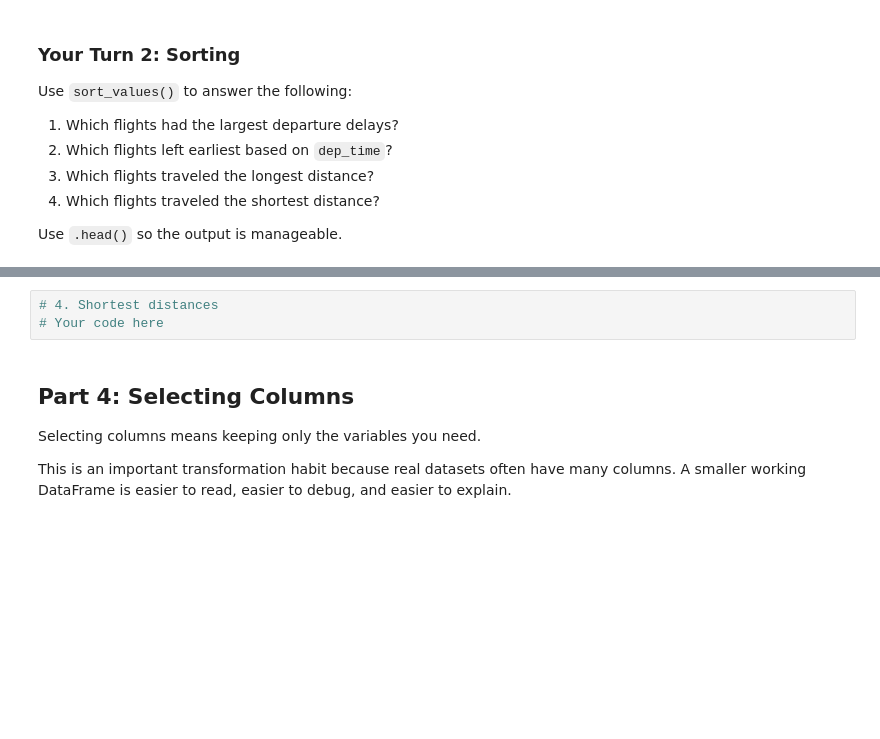
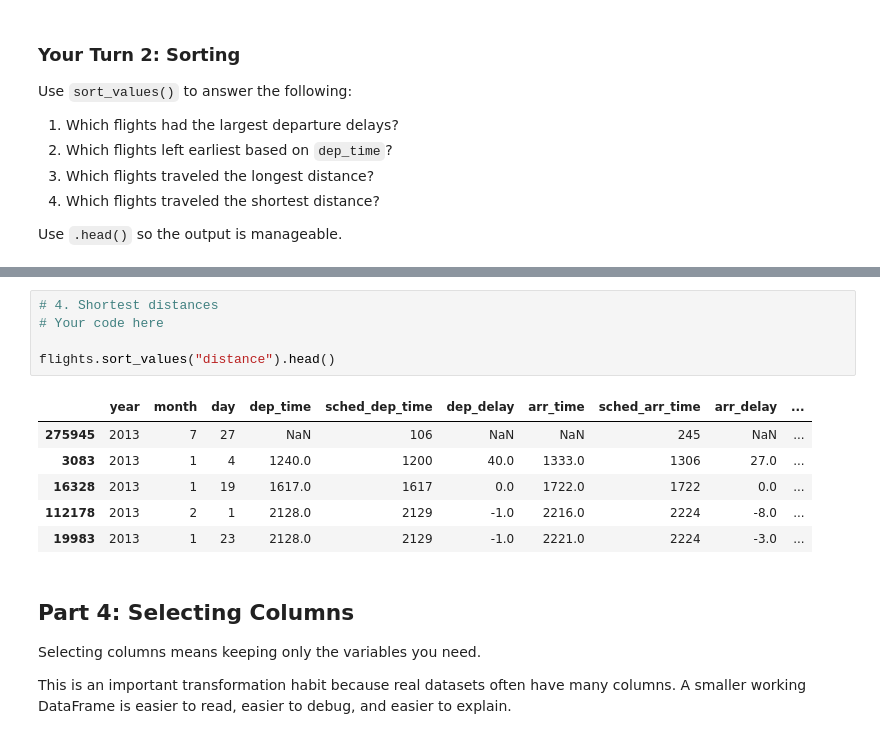
Before and after one commit to alexM200310/ban6003-week-05-06-pandas-transformation-alejandro_mugica, a Jupyter notebook: notebooks/module5_basic_transformation_guided_lab.ipynb, the cells around one changed output, grey strips where cells are left out. Drawn from its saved outputs; the diff is of its cells as text; blank space fills up the shorter version.

```diff
--- a/notebooks/module5_basic_transformation_guided_lab.ipynb
+++ b/notebooks/module5_basic_transformation_guided_lab.ipynb
@@ -313,6 +360,15 @@ Use `.head()` so the output is manageable.
 # %%
 # 4. Shortest distances
 # Your code here
+
+flights.sort_values("distance").head()
+# %% [output]
+|  | year | month | day | dep_time | sched_dep_time | dep_delay | arr_time | sched_arr_time | arr_delay | ... |
+| 275945 | 2013 | 7 | 27 | NaN | 106 | NaN | NaN | 245 | NaN | ... |
+| 3083 | 2013 | 1 | 4 | 1240.0 | 1200 | 40.0 | 1333.0 | 1306 | 27.0 | ... |
+| 16328 | 2013 | 1 | 19 | 1617.0 | 1617 | 0.0 | 1722.0 | 1722 | 0.0 | ... |
+| 112178 | 2013 | 2 | 1 | 2128.0 | 2129 | -1.0 | 2216.0 | 2224 | -8.0 | ... |
+| 19983 | 2013 | 1 | 23 | 2128.0 | 2129 | -1.0 | 2221.0 | 2224 | -3.0 | ... |
 # %% [markdown]
 ## Part 4: Selecting Columns
 
```
Also changed, not shown: parts of 33 cells of this notebook.
